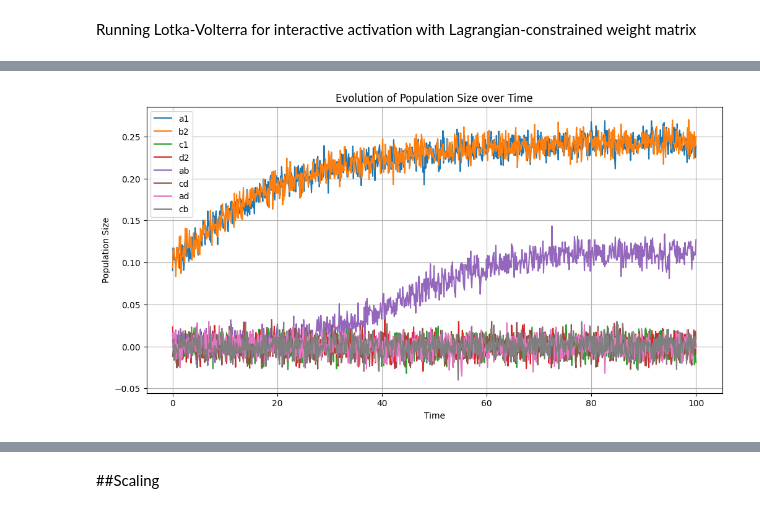
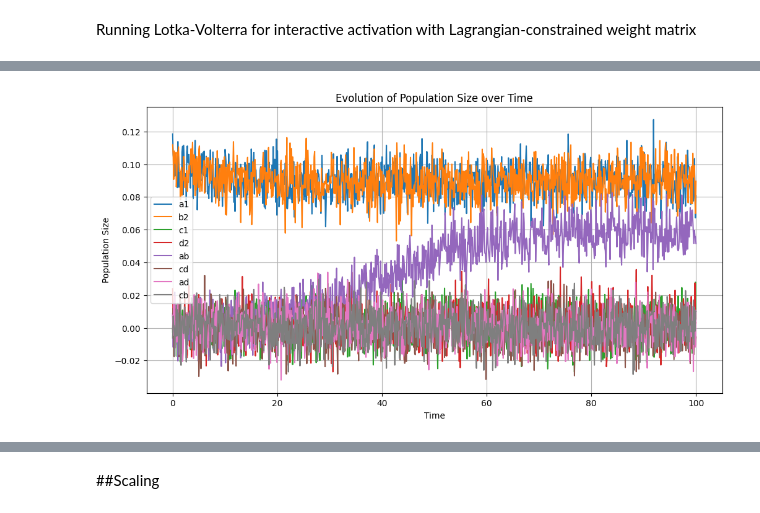
Before and after one commit to THANNAGA/Lagrangian, a Jupyter notebook: GLV_bounded_lagrangian.ipynb, the cells around one changed output, grey strips where cells are left out. Drawn from its saved outputs; the diff is of its cells as text; code cells hidden in the pictures.

```diff
--- a/GLV_bounded_lagrangian.ipynb
+++ b/GLV_bounded_lagrangian.ipynb
@@ -208,8 +208,8 @@ def create_matrix(tokens=[], WtoL=0.01, LtoW=0.05, LtoL=-0.1, WtoW=-0.5, show=Tr
   np.fill_diagonal(adjacency_matrix, -1)
 
   if show:
-    n = len(tokens)
-    plt.imshow(A);plt.colorbar()
+    n = len(tokens); print (n)
+    plt.imshow(adjacency_matrix);plt.colorbar()
     plt.xticks(np.arange(n),tokens, rotation = 45)
     # Move xticks to the top using plt interface
     plt.tick_params(axis='x', which='both', bottom=False, top=True, labelbottom=False, labeltop=True)
@@ -217,9 +217,18 @@ def create_matrix(tokens=[], WtoL=0.01, LtoW=0.05, LtoL=-0.1, WtoW=-0.5, show=Tr
     plt.show()
 
   return adjacency_matrix
+
+def adjust_eigen(A):
+  # adjust diagonal for negative real parts of all eigenvalues
+  eigenvalues = np.linalg.eigvals(A)
+  max_real_part = np.max(eigenvalues.real)
+  print('max_real_part', max_real_part)
+  if max_real_part > 0:
+    A = A - 1.001*max_real_part * np.eye(A.shape[0])
+  return A
 # %%
 tokens = ['a1', 'b2', 'c1', 'd2', 'ab', 'cd', 'ad', 'cb']
 #tokens = ['a1', 'b2', 'ab']
-n = len(tokens)
+n = len(tokens); print (n)
 A = create_matrix(tokens = tokens)
 # %% [output]
@@ -396,8 +407,7 @@ def check_matrix_conditions(matrix, verbose=True):
   return eigenvalues_condition, row_sums_condition, positive_elements_condition
 # %%
 A = model.linear.weight.detach().numpy()
-#A = model.trainable_weights.detach().numpy() + model.untrainable_weights.detach().numpy()
-#np.fill_diagonal(A, -1)
+A = adjust_eigen(A)
 
 # Determine the common color limits
 vmin = min(A.min(), template.min())
@@ -457,45 +468,50 @@ Running Lotka-Volterra for interactive activation with Lagrangian-constrained we
 import matplotlib.pyplot as plt
 from scipy.integrate import odeint
 
-# Number of species
-N = len(tokens)
-
+# Time points
+T = 100
+t = np.linspace(0, T, 1000)
 # Let's set intrinsic growth rates such that r_i > 0
-r = 0.1*np.ones(N)
-print ('r', r)
-
-#A = create_matrix(tokens = tokens)
-#A = stabilize_matrix(A)
-#A = model.linear.weight.detach().numpy()
+r = 0.1*np.ones(n); print ('r', r)
 
 # Define the system of differential equations
 def dXdt(X, t):
-    return X * (r + np.dot(A, X))
+  return X * (r + np.dot(A, X))
 
-# Initial conditions: start with equal populations
-X0 = 0.001*np.ones(N)
-X0[:2] = [0.1, 0.1]
-#X0 = [0.1, 0.001, 0.001, 0.1, 0.001, 0.001, 0.001]
+def run_glv(init_tokens = [], select = None, show = True):
 
-# Time points
-T = 100
-t = np.linspace(0, T, 1000)
+  # Number of species
+  n = len(tokens)
 
-# Solve the system of differential equations
-solution = odeint(dXdt, X0, t)
+  # Initial conditions: start with equal populations
+  X0 = 0.001*np.ones(n)
+  for init_token in init_tokens:
+    i0 = tokens.index(init_token)
+    X0[i0] = 0.1
 
-# Plot the results
-plt.figure(figsize=(12, 6)); print ('solution.shape', solution.shape)
+  #X0 = [0.1, 0.001, 0.001, 0.1, 0.001, 0.001, 0.001]
 
-select = ['a1', 'b2', 'c1', 'd2', 'ab', 'cd', 'ad', 'cb']
-for i in range(solution.shape[1]):
-    if tokens[i] in select:
-      plt.plot(t, solution[:, i] +0.01*np.random.randn(solution.shape[0]), label=tokens[i])
-plt.legend()
-plt.xlabel('Time')
-plt.ylabel('Population Size')
-plt.title('Evolution of Population Size over Time')
-plt.grid(True)
-plt.show()
+  # Solve the system of differential equations
+  solution = odeint(dXdt, X0, t)
+
+  if show:
+    if select is None:
+      select = tokens
+    plt.figure(figsize=(12, 6)); print ('solution.shape', solution.shape)
+    for i in range(solution.shape[1]):
+        if tokens[i] in select:
+          plt.plot(t, solution[:, i] +0.01*np.random.randn(solution.shape[0]), label=tokens[i])
+    plt.legend()
+    plt.xlabel('Time')
+    plt.ylabel('Population Size')
+    plt.title('Evolution of Population Size over Time')
+    plt.grid(True)
+    plt.show()
+
+  return solution
+
+print (tokens)
+select = tokens
+solution = run_glv(init_tokens = ['a1', 'b2'], select = select, show = True)
 # %% [output]
 r [0.1 0.1 0.1 0.1 0.1 0.1 0.1 0.1]
@@ -502,5 +519,5 @@ r [0.1 0.1 0.1 0.1 0.1 0.1 0.1 0.1]
 solution.shape (1000, 8)
-[figure, old version]
+[figure, new version]
 # %%
 def jacobian(func, state, interaction_matrix, growth_rates):
     """Compute the Jacobian matrix of func at the given state."""
```
Also changed, not shown: parts of 14 cells of this notebook.
